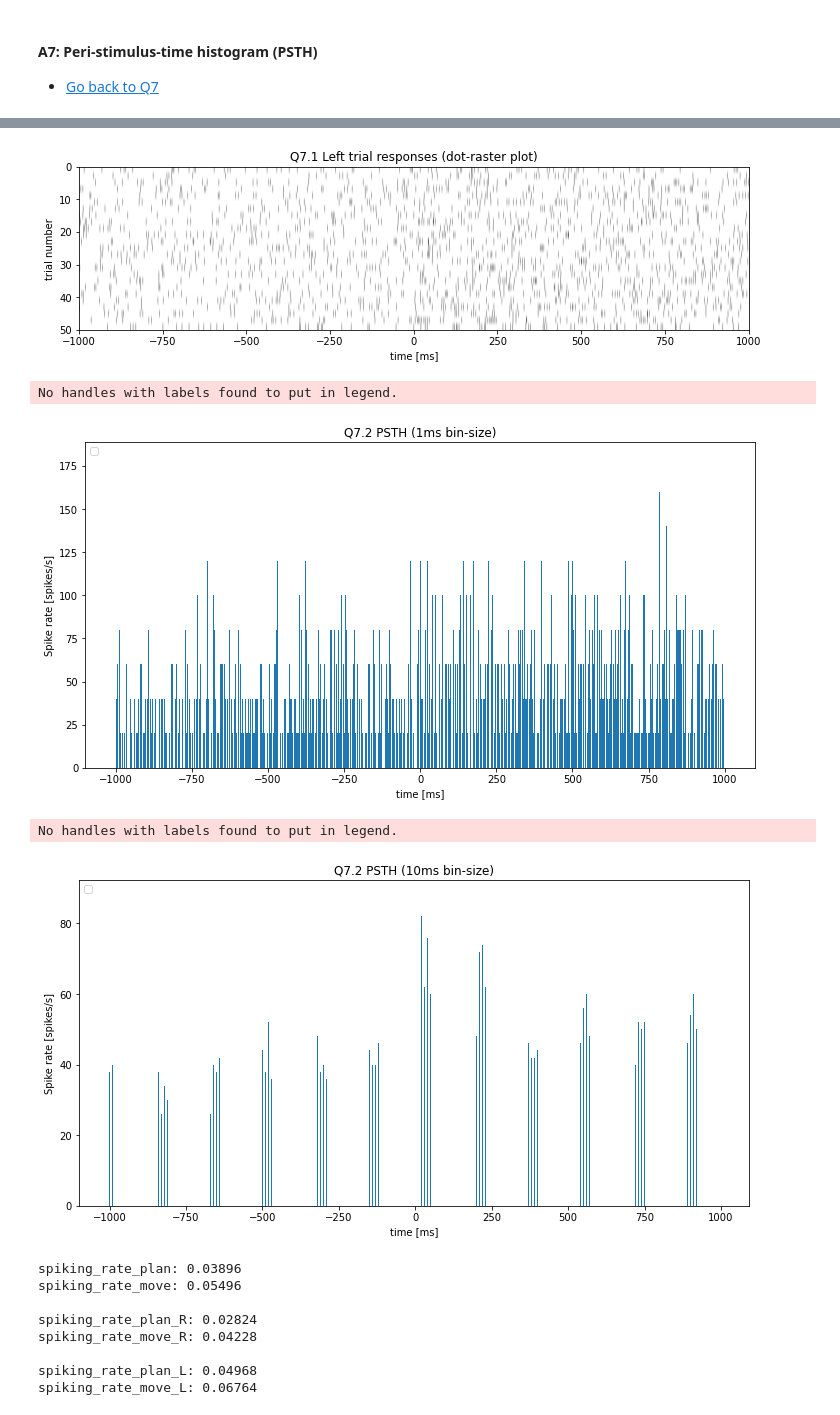
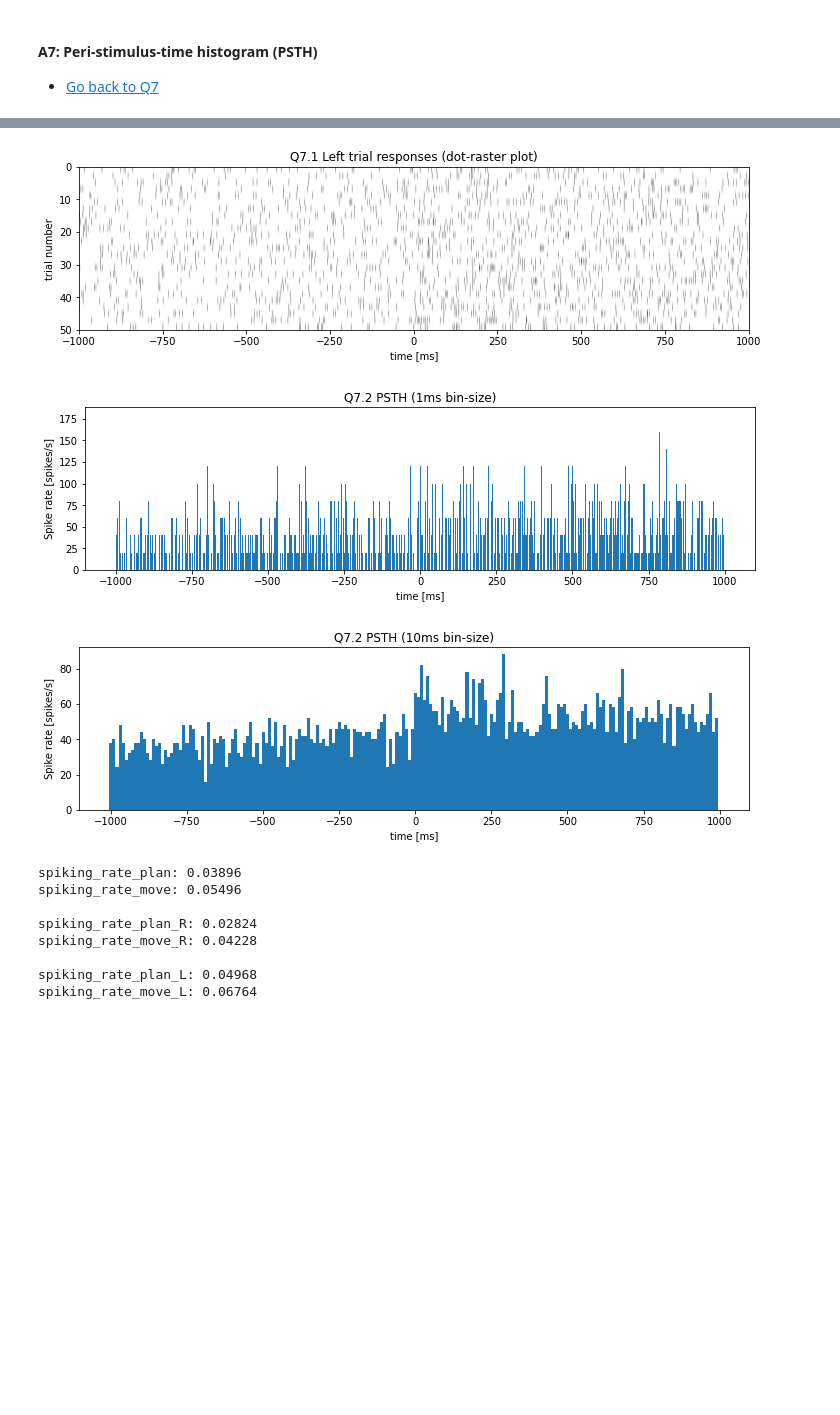
Before and after one commit to RobbeDeMuynck/CN_practicals, a Jupyter notebook: Module 2/Module2_Ex1_XX.ipynb, the cells around one changed output, grey strips where cells are left out. Saved outputs shown, nothing was run; the diff lists cells and outputs as text; code cells hidden in the pictures; blank space fills up the shorter version.

Commit message:
7.2 minor plot fix (+/- 45mins)

```diff
--- a/Module 2/Module2_Ex1_XX.ipynb
+++ b/Module 2/Module2_Ex1_XX.ipynb
@@ -829,88 +829,41 @@ plt.xlabel('time [ms]')
 plt.show()
 
 plt.imshow(train_R, aspect='auto', cmap='gray_r', extent = (-1000,1000,50,0))
 plt.title('Q7.1 Left trial responses (dot-raster plot)')
 plt.ylabel('trial number')
 plt.xlabel('time [ms]')
 plt.show()
 
 #######################
 ##   Q7.2 solution   ##
 #######################
 
 # Calculate PSTH (1ms bins)
 PSTH_1 = np.mean(train, axis=0)/1e-3    # [spike rate per second per bin]
-# spiketrials, spiketimes = np.where(train)
-# hist_1 = histogram(spiketimes, 2000)[0]/50/1e-3
 
-fig, ax = plt.subplots(1, 1, figsize=(12, 6), sharex=True)
-
+fig, ax = plt.subplots(1, 1)
 ax.bar(t, PSTH_1)
 ax.set_title('Q7.2 PSTH (1ms bin-size)')
 ax.set_ylabel('Spike rate [spikes/s]')
 ax.set_xlabel('time [ms]')
-ax.legend(loc=2)
 plt.show()
 
 # Calculate PSTH (10ms bins)
-spiketrials, spiketimes = where(train)
-PSTH_10 = histogram(spiketimes, 200)[0]/50/10/1e-3
+time_end, binsize, N = 1000, 10, len(t) # [ms], [ms], [-]
+time_bins_10 = np.arange(-time_end, time_end, binsize)
+PSTH_10 = np.mean(train, axis=0).reshape((N//binsize, binsize)).mean(axis=1)*1e3    # [spike rate per second per bin]
 
-
-# time_end, binsize, N = 1000, 10, len(t) # [ms], [ms], [-]
-# time_bins_10 = np.arange(-time_end, time_end, binsize)
-# PSTH_10 = np.mean(train, axis=0).reshape((N//binsize, binsize)).mean(axis=1)*1e3    # [spike rate per second per bin]
-
-fig, ax = plt.subplots(1, 1, figsize=(12, 6), sharex=True)
-
-ax.bar(t[arange(0, 2000, 10)], PSTH_10)
+fig, ax = plt.subplots(1, 1)
+ax.bar(time_bins_10, PSTH_10, width=10)
 ax.set_title('Q7.2 PSTH (10ms bin-size)')
 ax.set_ylabel('Spike rate [spikes/s]')
 ax.set_xlabel('time [ms]')
-ax.legend(loc=2)
 plt.show()
-
-
-
-
-# fig, (ax1, ax2) = plt.subplots(2, 1, figsize=(12, 6), sharex=True)
-# ax1.bar(t[arange(0, 2000, 10)], PSTH_10_, label='Right trial response')
-# ax2.bar(t[arange(0, 2000, 10)], PSTH_10, color='C1', label='Left trial response')
-# ax1.set_title('Q7.2 PSTH: 10ms bin-size')
-# ax1.set_ylabel('Spike rate [spikes/s]')
-# ax2.set_ylabel('Spike rate [spikes/s]')
-# ax2.set_xlabel('time [ms]')
-# ax1.legend(loc=2)
-# ax2.legend(loc=2)
-# plt.show()
-
-# fig, ax = plt.subplots(1, 1, figsize=(12, 6), sharex=True)
-# ax.bar(t, PSTH_right_1, label='Right trial response')
-# ax.bar(t, PSTH_left_1, color='C1', label='Left trial response')
-# ax.set_title('PSTH: 1ms bin-size')
-# ax.set_ylabel('spike rate per second per bin')
-# ax.set_xlabel('time [ms]')
-# ax.legend(loc=2)
-# plt.show()
-
-# fig, ax = plt.subplots(1, 1, figsize=(12, 6), sharex=True)
-# ax.bar(time_bins_10, PSTH_right_10, label='Right trial response')
-# ax.bar(time_bins_10, PSTH_left_10, color='C1', label='Left trial response')
-# ax.set_title('PSTH: 10ms bin-size')
-# ax.set_ylabel('spike rate per second per bin')
-# ax.set_xlabel('time [ms]')
-# ax.legend(loc=2)
-# plt.show()
-
-# print(train_right.reshape((N//binsize, binsize)).mean(axis=1).flatten())
-# print(PSTH_right_10)
 # %% [output]
 [figure]
 [figure]
-No handles with labels found to put in legend.
-[figure, old version]
+[figure, new version]
-No handles with labels found to put in legend.
-[figure, old version]
+[figure, new version]
 # %%
 #######################
 ##   Q7.3 solution   ##
```
